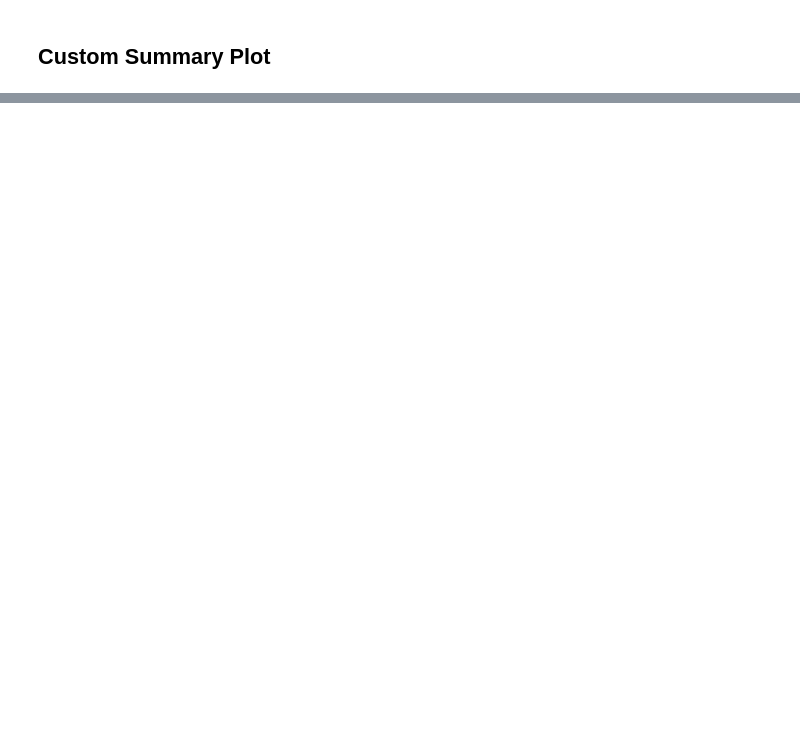
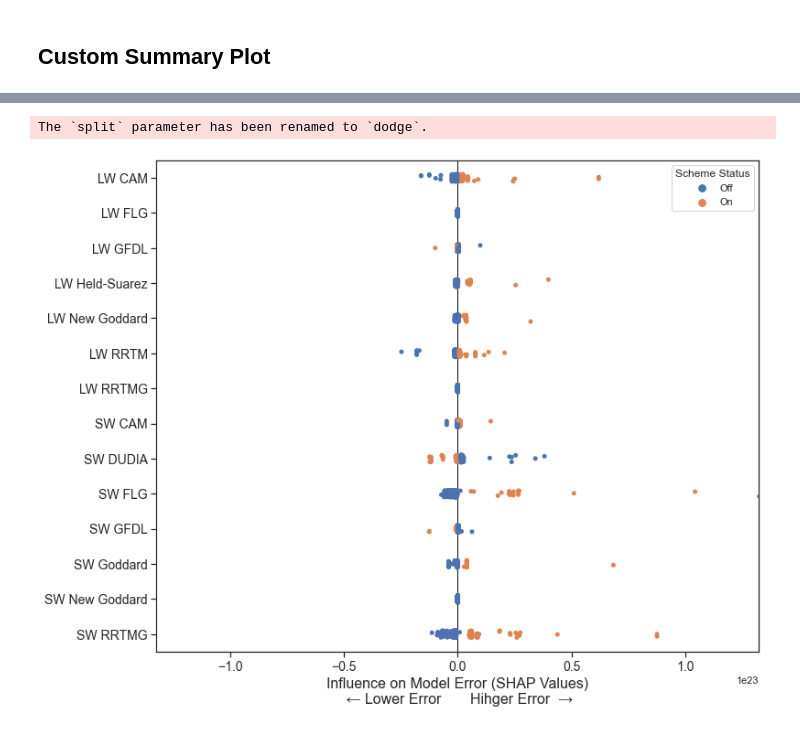
Before and after one commit to jeffreysward/met4ene, a Jupyter notebook: optwrf/examples/Optwrfdb_ShapSummary_Custom.ipynb, the cells around one changed output, grey strips where cells are left out. Saved outputs shown, nothing was run; the diff lists cells and outputs as text; code cells hidden in the pictures; blank space fills up the shorter version.

```diff
--- a/optwrf/examples/Optwrfdb_ShapSummary_Custom.ipynb
+++ b/optwrf/examples/Optwrfdb_ShapSummary_Custom.ipynb
@@ -183,0 +250,40 @@ catplt.set_xticklabels(violin.get_xticklabels(), rotation=45, horizontalalignmen
+# %%
+def physics_shap_catplot(catplot_data, xdata='shap_values', ydata='scheme_name_short',
+                         plot_type='strip', split=False, ylabels=None, save_fig=False, fig_name=None):
+    """
+    Draws a seaborn catplot for one of the physics categories (MP, RA, BL, SF, CU)
+    """
+    sns.set_context('paper')
+    sns.set_theme(style='ticks')
+    catplt = sns.catplot(x=xdata, y=ydata, data=catplot_data, hue='scheme_status',
+                kind=plot_type, split=split, height=8.27, aspect=11.7/8.27, legend_out=False)
+    # Tweak the visual presentation...
+    plt.axvline(0, 0, 1, c='black', lw=1, ls='-')
+    catplt._legend.set_title("Scheme Status")
+    catplt.despine(top=False, right=False)
+    # Format the axes
+    for ax in catplt.axes.flat:
+        for label in ax.get_xticklabels():
+            label.set_fontsize(14)
+        for label in ax.get_yticklabels():
+            label.set_fontsize(14)
+    #     ax.xaxis.grid(True)
+        ax.set_xlabel("Influence on Model Error (SHAP Values)\n ← Lower Error       Hihger Error  →", fontsize=16)
+        if ylabels is not None:
+            ax.set_yticklabels(ylabels)
+        ax.set_ylabel("")
+        ax.set(xlim=(-catplot_data.shap_values.max(), catplot_data.shap_values.max()))
+    # Save the figure
+    if save_fig is True:
+        if fig_name is not None:
+            catplt.savefig(fig_name, dpi=300)
+        else:
+            catplt.savefig('physics_shap_catplot.png', dpi=300)
+# %%
+ylabs = ['LW CAM', 'LW FLG', 'LW GFDL', 'LW Held-Suarez', 'LW New Goddard', 'LW RRTM', 'LW RRTMG',
+         'SW CAM', 'SW DUDIA', 'SW FLG', 'SW GFDL', 'SW Goddard', 'SW New Goddard', 'SW RRTMG']
+physics_shap_catplot(ra_shap, xdata='shap_values', ydata='scheme_name',
+                     plot_type='strip', ylabels=ylabs)
+# %% [output]
+The `split` parameter has been renamed to `dodge`.
+[figure, added]
```
Also changed, not shown: parts of 20 cells of this notebook, 1 other file.
